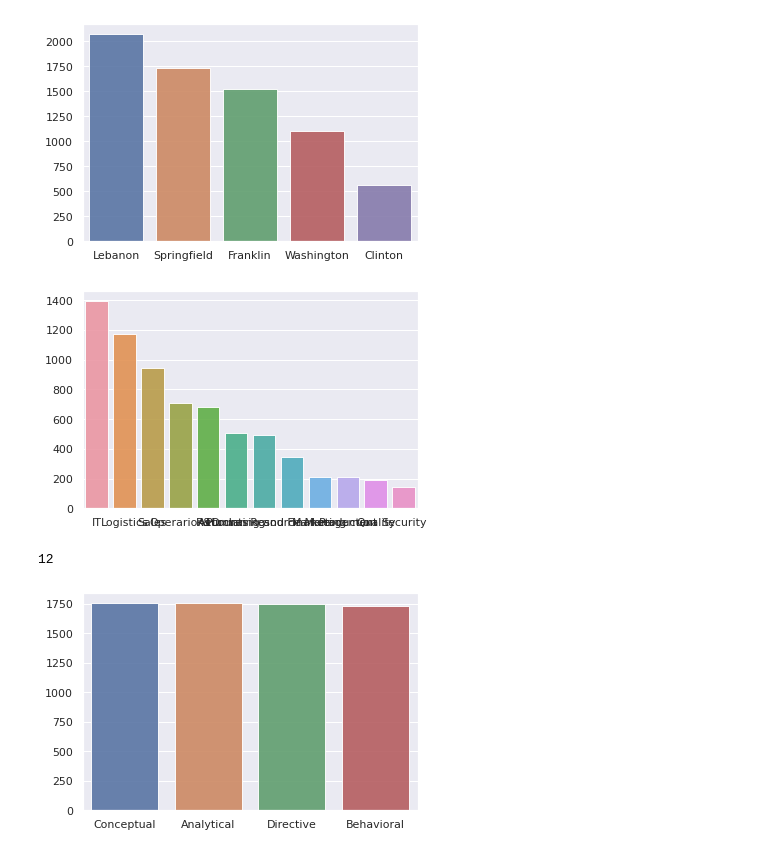
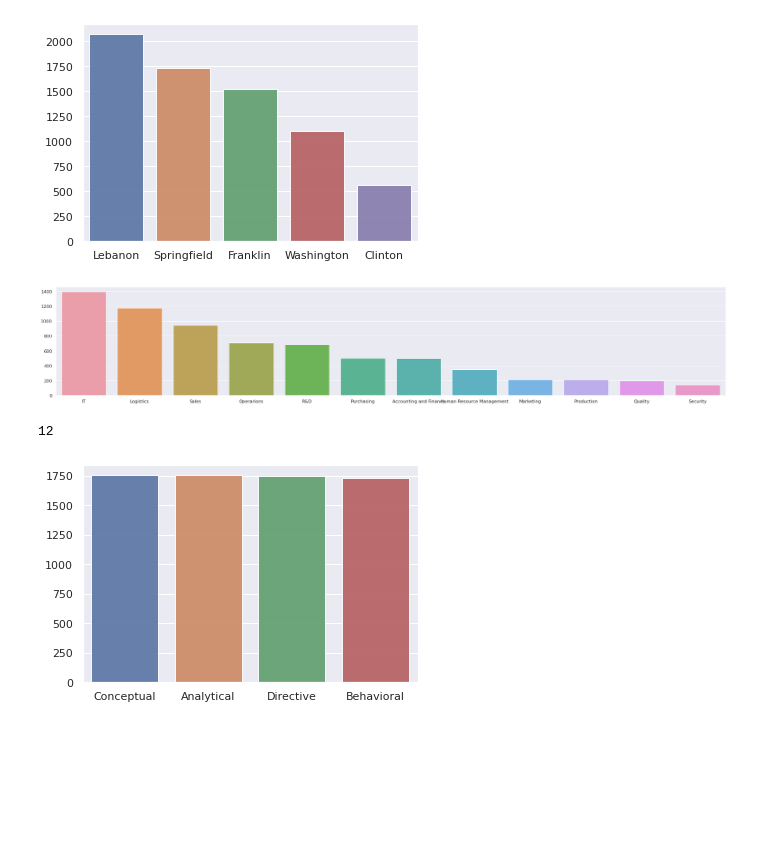
Before and after one commit to samacker77/Are-you-leaving, a Jupyter notebook: notebook.ipynb, the cells around one changed output. Drawn from its saved outputs; the diff is of its cells as text; code cells hidden in the pictures; blank space fills up the shorter version.

```diff
--- a/notebook.ipynb
+++ b/notebook.ipynb
@@ -259,10 +259,11 @@ frequency_distribution(categorical_data['Hometown'].value_counts())
 # %% [output]
 [figure]
 # %%
+plt.figure(figsize=(30,5))
 frequency_distribution(categorical_data['Unit'].value_counts())
 print(categorical_data['Unit'].value_counts().count())
 # %% [output]
-[figure, old version]
+[figure, new version]
 12
 # %%
 frequency_distribution(categorical_data['Decision_skill_possess'].value_counts())
```
Also changed, not shown: parts of 31 cells of this notebook, 1 other file.
